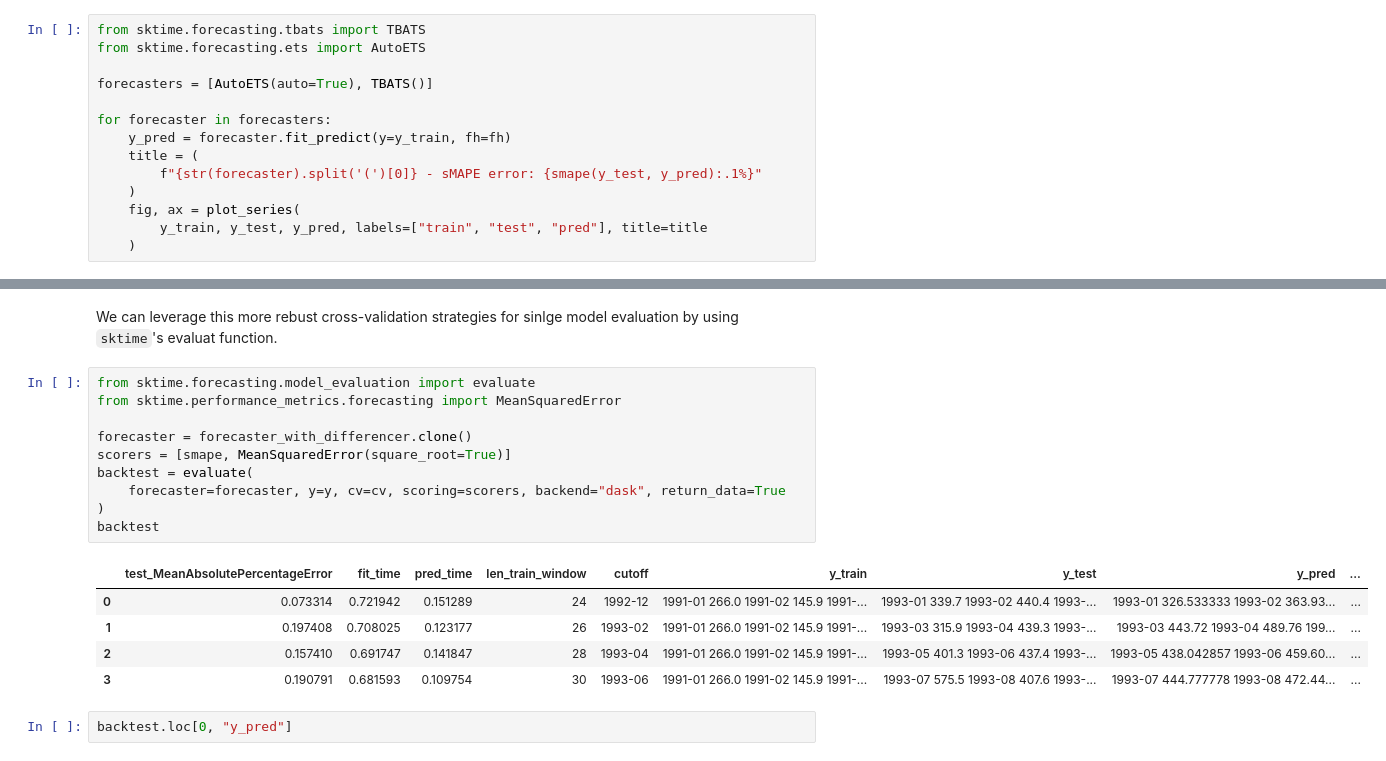
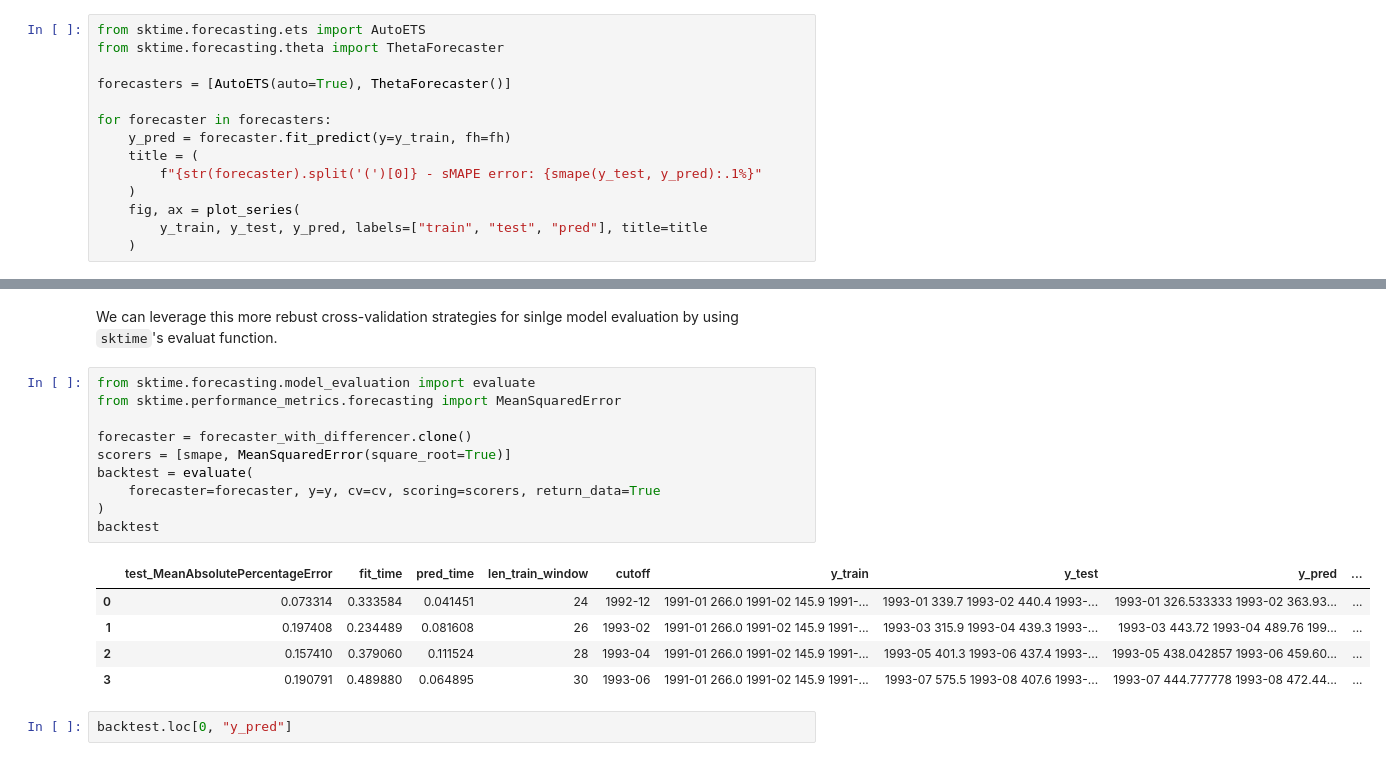
Before and after one commit to sktime/sktime-tutorial-ODSC-Europe-2023, a Jupyter notebook: notebooks/03_forecasting.ipynb, the cells around one changed output, grey strips where cells are left out. Drawn from its saved outputs; the diff is of its cells as text.

```diff
--- a/notebooks/03_forecasting.ipynb
+++ b/notebooks/03_forecasting.ipynb
@@ -86,10 +86,10 @@ We will go over the two most popular approaches for forecasting univariate time
 
 We can emplore other different stats-based forecasting method availble in `sktime`.
 # %%
-from sktime.forecasting.tbats import TBATS
 from sktime.forecasting.ets import AutoETS
+from sktime.forecasting.theta import ThetaForecaster
 
-forecasters = [AutoETS(auto=True), TBATS()]
+forecasters = [AutoETS(auto=True), ThetaForecaster()]
 
 for forecaster in forecasters:
     y_pred = forecaster.fit_predict(y=y_train, fh=fh)
@@ -219,19 +216,19 @@ We can leverage this more rebust cross-validation strategies for sinlge model ev
 # %%
 from sktime.forecasting.model_evaluation import evaluate
 from sktime.performance_metrics.forecasting import MeanSquaredError
 
 forecaster = forecaster_with_differencer.clone()
 scorers = [smape, MeanSquaredError(square_root=True)]
 backtest = evaluate(
-    forecaster=forecaster, y=y, cv=cv, scoring=scorers, backend="dask", return_data=True
+    forecaster=forecaster, y=y, cv=cv, scoring=scorers, return_data=True
 )
 backtest
 # %% [output]
 |  | test_MeanAbsolutePercentageError | fit_time | pred_time | len_train_window | cutoff | y_train | y_test | y_pred | ... |
-| 0 | 0.073314 | 0.721942 | 0.151289 | 24 | 1992-12 | 1991-01 266.0 1991-02 145.9 1991-... | 1993-01 339.7 1993-02 440.4 1993-... | 1993-01 326.533333 1993-02 363.93... | ... |
-| 1 | 0.197408 | 0.708025 | 0.123177 | 26 | 1993-02 | 1991-01 266.0 1991-02 145.9 1991-... | 1993-03 315.9 1993-04 439.3 1993-... | 1993-03 443.72 1993-04 489.76 199... | ... |
-| 2 | 0.157410 | 0.691747 | 0.141847 | 28 | 1993-04 | 1991-01 266.0 1991-02 145.9 1991-... | 1993-05 401.3 1993-06 437.4 1993-... | 1993-05 438.042857 1993-06 459.60... | ... |
-| 3 | 0.190791 | 0.681593 | 0.109754 | 30 | 1993-06 | 1991-01 266.0 1991-02 145.9 1991-... | 1993-07 575.5 1993-08 407.6 1993-... | 1993-07 444.777778 1993-08 472.44... | ... |
+| 0 | 0.073314 | 0.333584 | 0.041451 | 24 | 1992-12 | 1991-01 266.0 1991-02 145.9 1991-... | 1993-01 339.7 1993-02 440.4 1993-... | 1993-01 326.533333 1993-02 363.93... | ... |
+| 1 | 0.197408 | 0.234489 | 0.081608 | 26 | 1993-02 | 1991-01 266.0 1991-02 145.9 1991-... | 1993-03 315.9 1993-04 439.3 1993-... | 1993-03 443.72 1993-04 489.76 199... | ... |
+| 2 | 0.157410 | 0.379060 | 0.111524 | 28 | 1993-04 | 1991-01 266.0 1991-02 145.9 1991-... | 1993-05 401.3 1993-06 437.4 1993-... | 1993-05 438.042857 1993-06 459.60... | ... |
+| 3 | 0.190791 | 0.489880 | 0.064895 | 30 | 1993-06 | 1991-01 266.0 1991-02 145.9 1991-... | 1993-07 575.5 1993-08 407.6 1993-... | 1993-07 444.777778 1993-08 472.44... | ... |
 # %%
 backtest.loc[0, "y_pred"]
 # %% [output]
```
Also changed, not shown: parts of 26 cells of this notebook, 1 other file.
